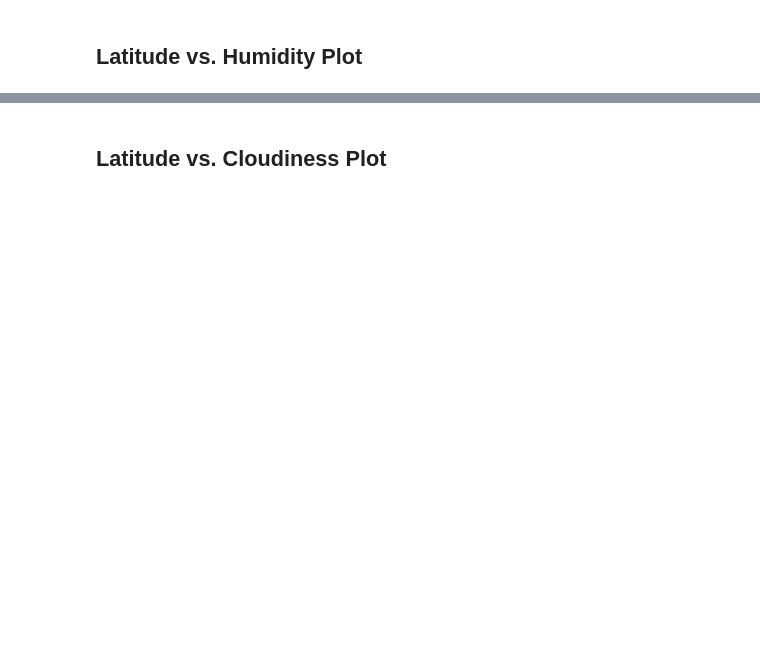
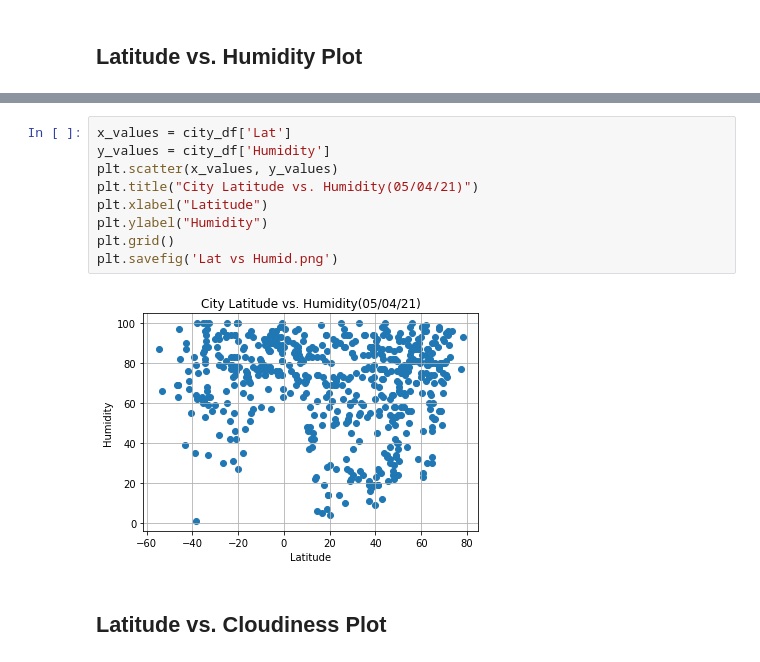
Before and after one commit to arriova16/api-homework, a Jupyter notebook: WeatherPy/WeatherPy.ipynb, the cells around one changed output, grey strips where cells are left out. Cells and saved outputs as stored; diff of their text form; blank space fills up the shorter version.

```diff
--- a/WeatherPy/WeatherPy.ipynb
+++ b/WeatherPy/WeatherPy.ipynb
@@ -215,2 +222,13 @@ Int64Index([], dtype='int64')
+# %%
+x_values = city_df['Lat']
+y_values = city_df['Humidity']
+plt.scatter(x_values, y_values)
+plt.title("City Latitude vs. Humidity(05/04/21)")
+plt.xlabel("Latitude")
+plt.ylabel("Humidity")
+plt.grid()
+plt.savefig('Lat vs Humid.png')
+# %% [output]
+[figure, added]
 # %% [markdown]
 ## Latitude vs. Cloudiness Plot
```
Also changed, not shown: parts of 25 cells of this notebook.
